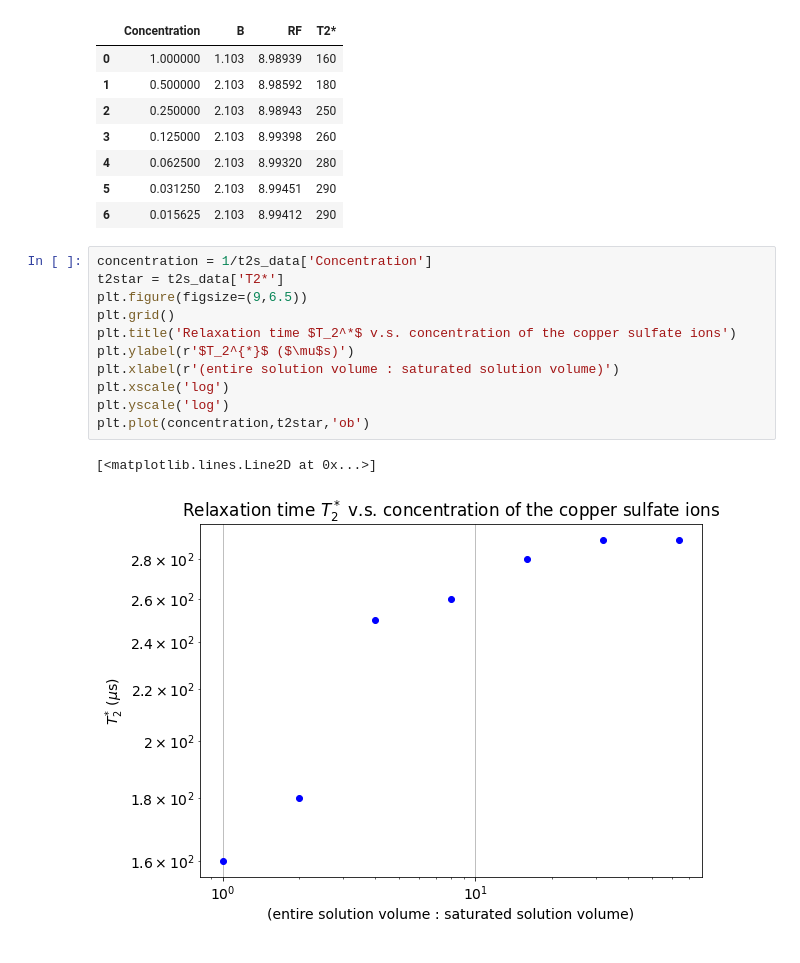
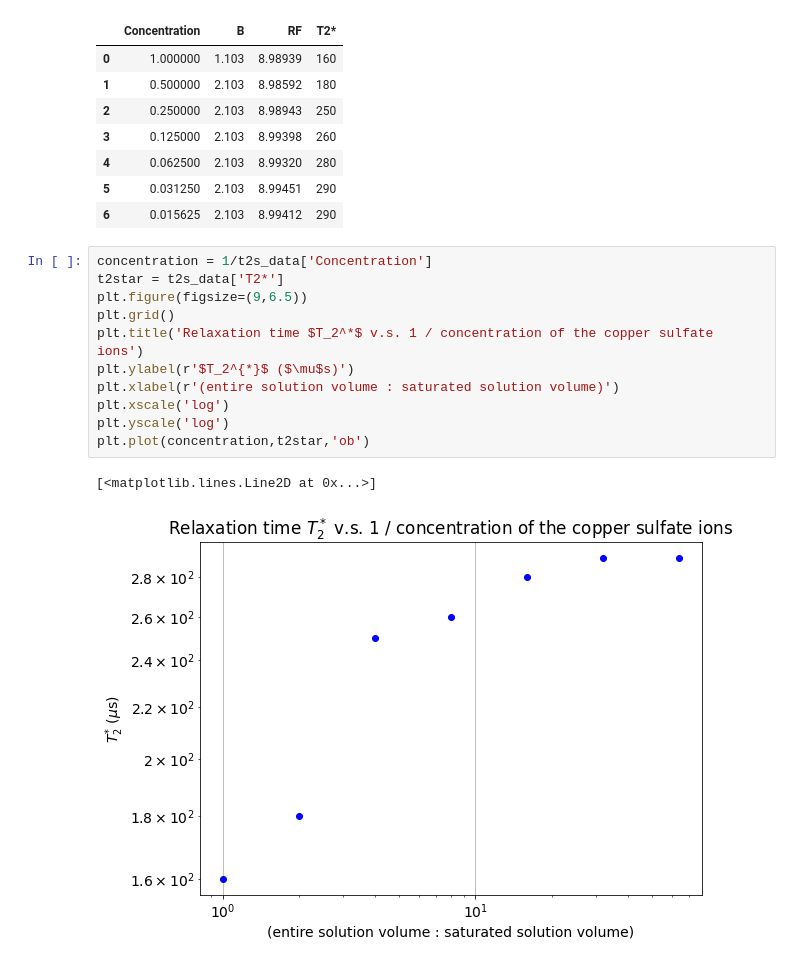
Before and after one commit to ahserhan/CMX, a Jupyter notebook: CWNMR/Continuous NMR Analysis.ipynb, the cells around one changed output. Drawn from its saved outputs; the diff is of its cells as text.

Commit message:
T2* log plot

```diff
--- a/CWNMR/Continuous NMR Analysis.ipynb
+++ b/CWNMR/Continuous NMR Analysis.ipynb
@@ -309,14 +309,14 @@ t2s_data
 # %%
 concentration = 1/t2s_data['Concentration']
 t2star = t2s_data['T2*']
 plt.figure(figsize=(9,6.5))
 plt.grid()
-plt.title('Relaxation time $T_2^*$ v.s. concentration of the copper sulfate ions')
+plt.title('Relaxation time $T_2^*$ v.s. 1 / concentration of the copper sulfate ions')
 plt.ylabel(r'$T_2^{*}$ ($\mu$s)')
 plt.xlabel(r'(entire solution volume : saturated solution volume)')
 plt.xscale('log')
 plt.yscale('log')
 plt.plot(concentration,t2star,'ob')
 # %% [output]
 [<matplotlib.lines.Line2D at 0x...>]
-[figure, old version]
+[figure, new version]
```
